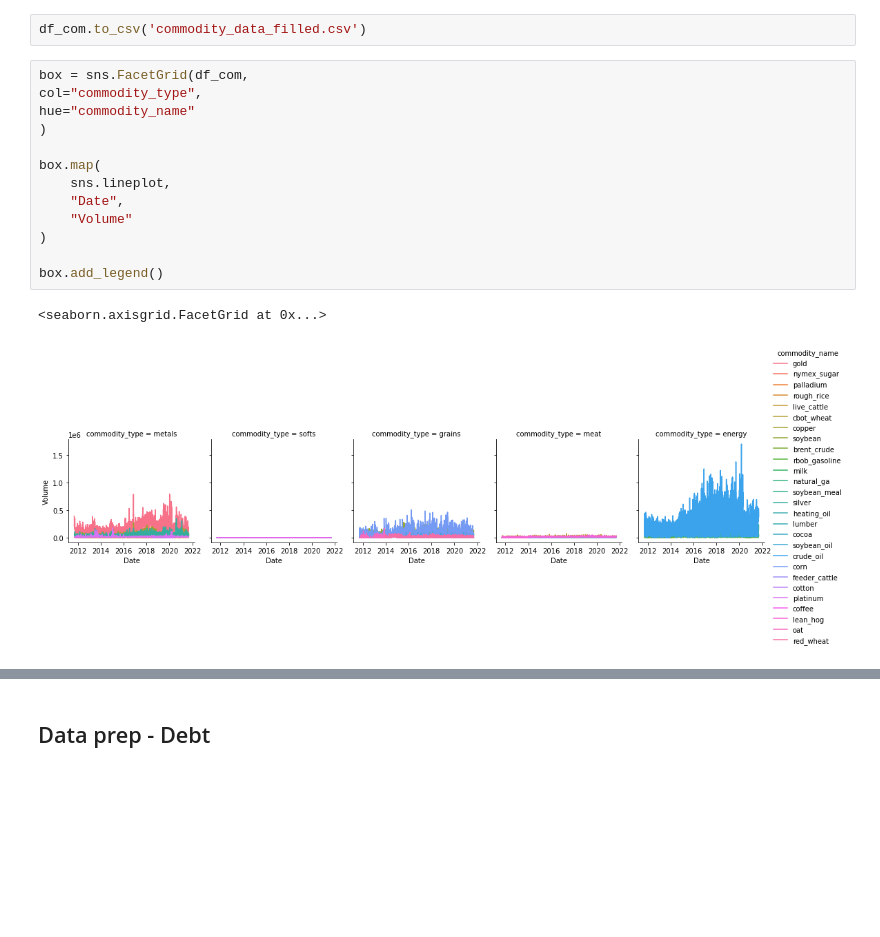
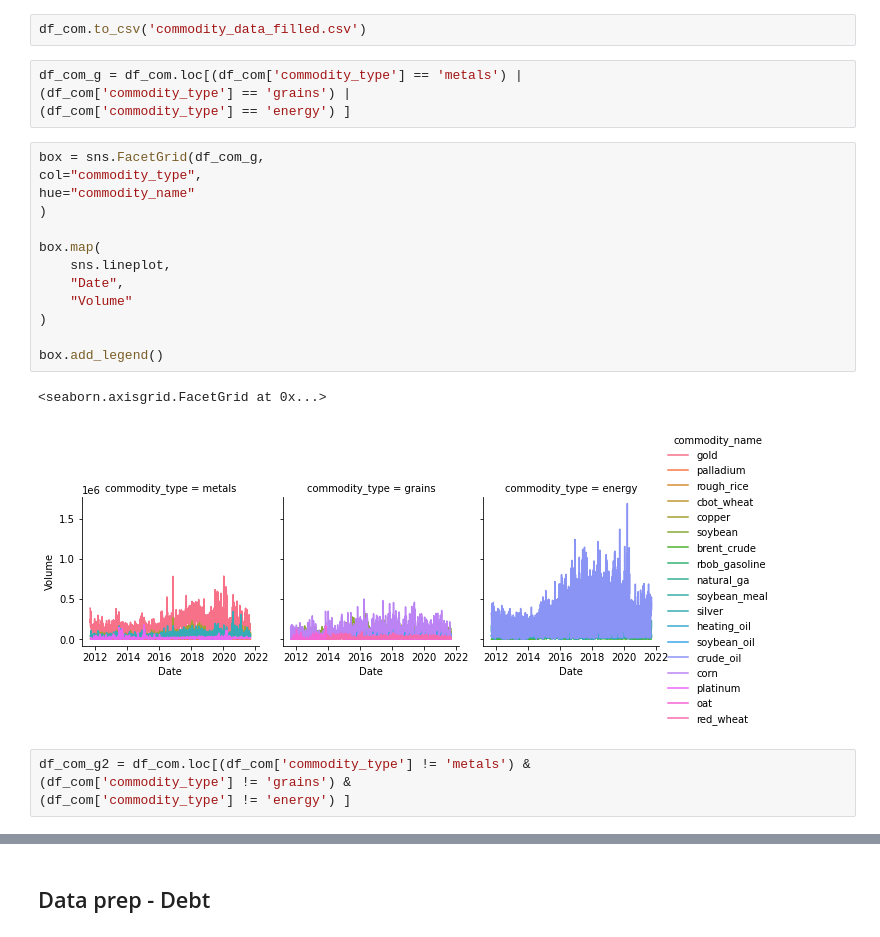
Before and after one commit to peterodactyl/commodities, a Jupyter notebook: dataset_play.ipynb, the cells around one changed output, grey strips where cells are left out. Drawn from its saved outputs; the diff is of its cells as text; blank space fills up the shorter version.

```diff
--- a/dataset_play.ipynb
+++ b/dataset_play.ipynb
@@ -458,19 +458,27 @@ Name: Volume, dtype: int32
 Tratamento de valores ausentes concluído.
 # %%
 df_com.to_csv('commodity_data_filled.csv')
+# %%
+df_com_g = df_com.loc[(df_com['commodity_type'] == 'metals') |
+(df_com['commodity_type'] == 'grains') |
+(df_com['commodity_type'] == 'energy') ]
 # %%
-box = sns.FacetGrid(df_com,
+box = sns.FacetGrid(df_com_g,
 col="commodity_type",
 hue="commodity_name"
 )
 
 box.map(
     sns.lineplot,
     "Date",
     "Volume"
 )
 
 box.add_legend()
 # %% [output]
 <seaborn.axisgrid.FacetGrid at 0x...>
-[figure, old version]
+[figure, new version]
+# %%
+df_com_g2 = df_com.loc[(df_com['commodity_type'] != 'metals') &
+(df_com['commodity_type'] != 'grains') &
+(df_com['commodity_type'] != 'energy') ]
```
Also changed, not shown: parts of 52 cells of this notebook, 1 other file.
